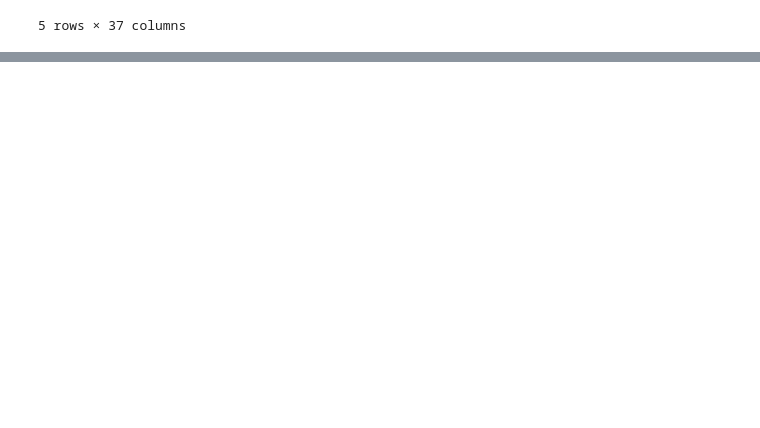
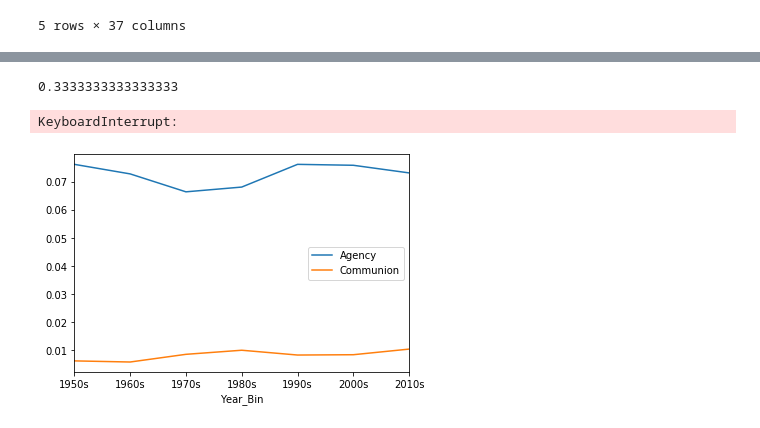
Before and after one commit to EggmanWalrus/40400-Music, a Jupyter notebook: Music Culture and Psychological States.ipynb, the cells around one changed output, grey strips where cells are left out. Saved outputs shown, nothing was run; the diff lists cells and outputs as text; code cells hidden in the pictures; blank space fills up the shorter version.

```diff
--- a/Music Culture and Psychological States.ipynb
+++ b/Music Culture and Psychological States.ipynb
@@ -217,0 +231,6 @@ Index(['lyrics', 'num_syllables', 'pos', 'year', 'fog_index', 'flesch_index',
+# %%
+liwc_dict = readDict("LIWC2007_English100131.dic")
+liwc_counts = wordCount('This is fun!', liwc_dict)
+liwc_counts[0]['posemo']/liwc_counts[2]
+# %% [output]
+0.3333333333333333
@@ -217,0 +252,9 @@ Index(['lyrics', 'num_syllables', 'pos', 'year', 'fog_index', 'flesch_index',
+# %%
+lyrics.apply(social_connection, args = [liwc_dict])
+# %% [output]
+KeyboardInterrupt:
+# %%
+df = pd.read_csv('psych_percs.csv')
+df[['Agency', 'Communion', 'Year_Bin']].groupby('Year_Bin').mean().plot();
+# %% [output]
+[figure, added]
```
Also changed, not shown: parts of 16 cells of this notebook, 1 other file.
